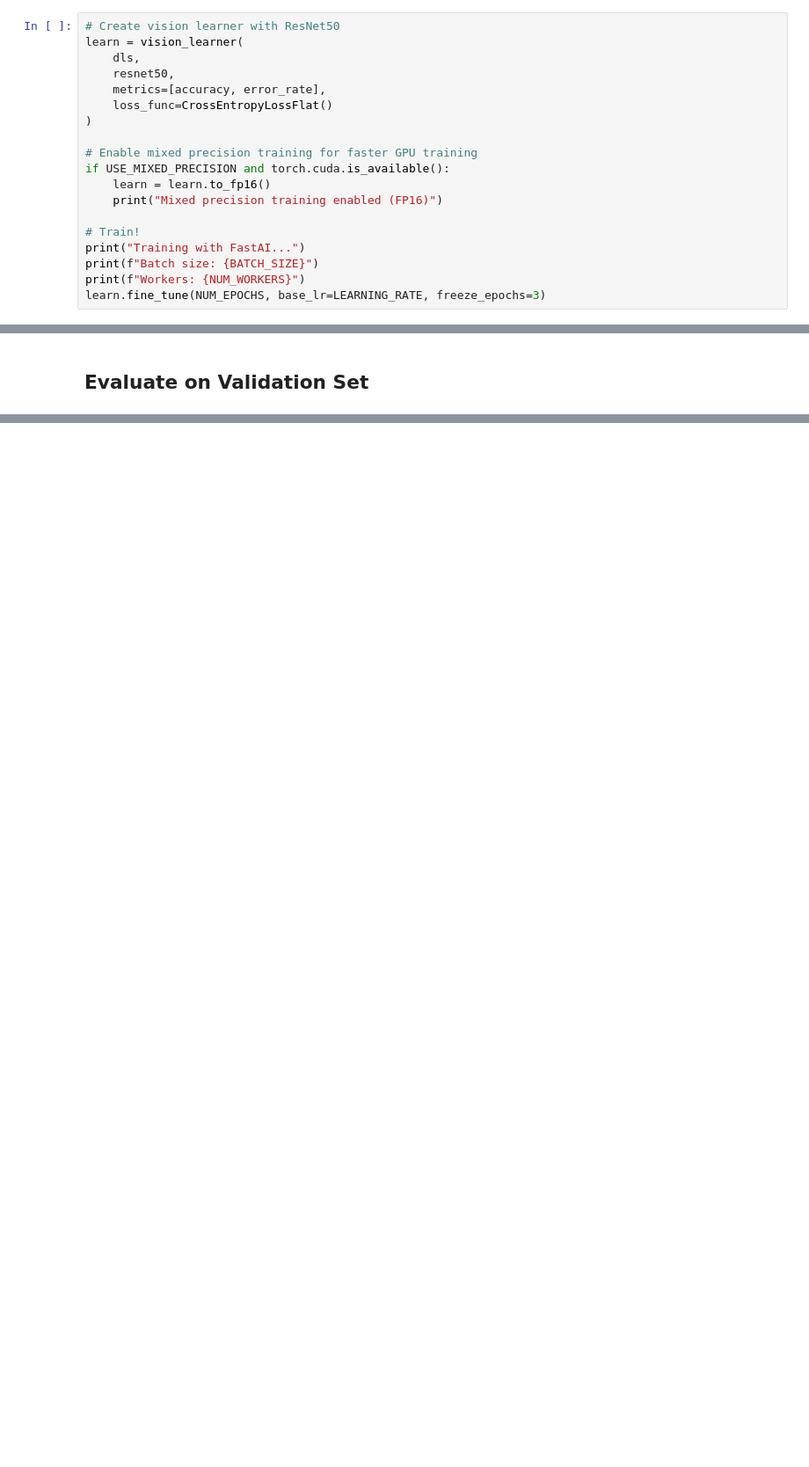
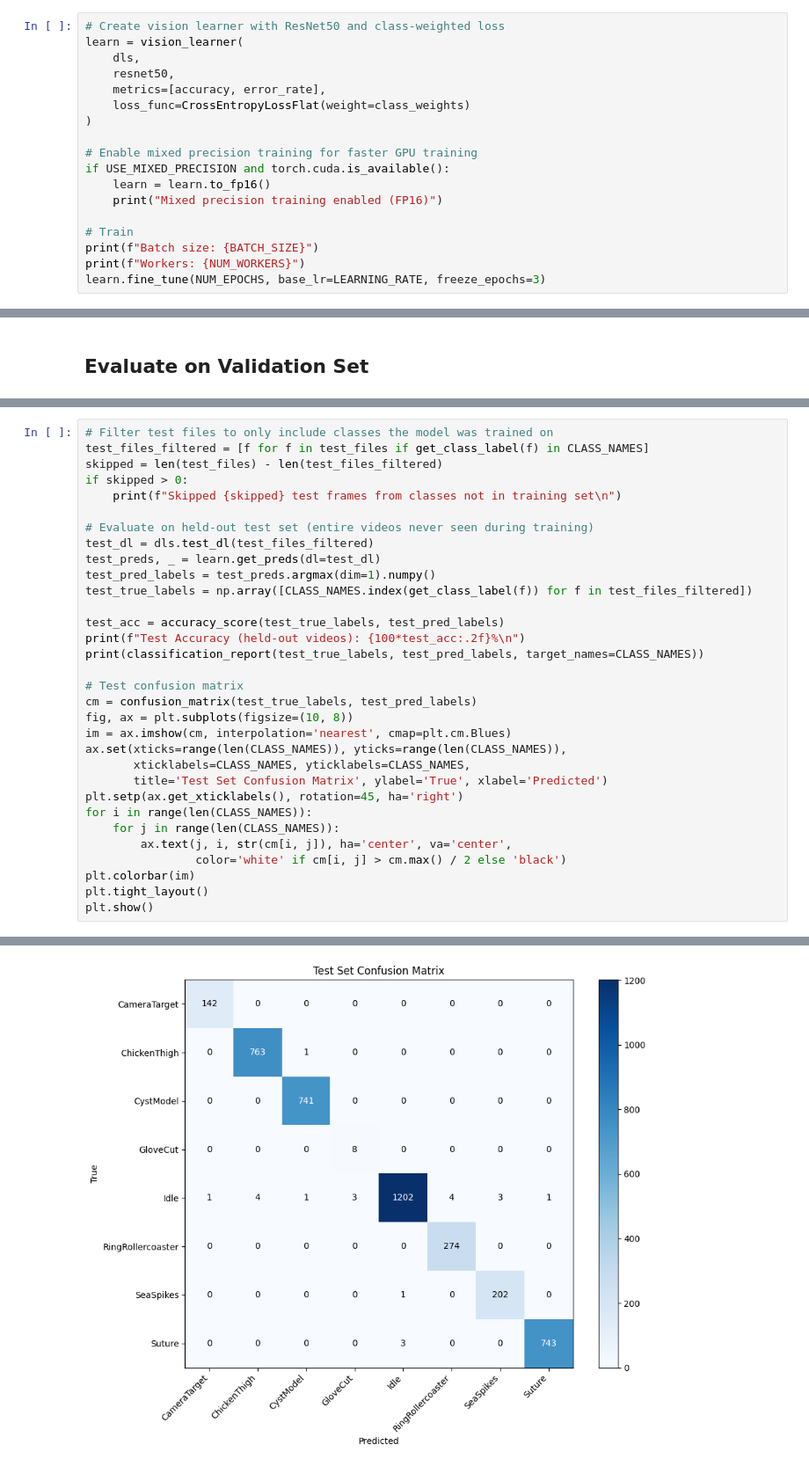
Before and after one commit to meyer6/COMP0016_2025_Team18_Hawkes_Data_Pipeline, a Jupyter notebook: processing/scripts/task_classifier/task_classifier.ipynb, the cells around one changed output, grey strips where cells are left out. Shown at 88% size. Saved outputs shown, nothing was run; the diff lists cells and outputs as text; blank space fills up the shorter version.

```diff
--- a/processing/scripts/task_classifier/task_classifier.ipynb
+++ b/processing/scripts/task_classifier/task_classifier.ipynb
@@ -120,12 +277,12 @@ plt.show()
 # %% [markdown]
 ## Training
 # %%
-# Create vision learner with ResNet50
+# Create vision learner with ResNet50 and class-weighted loss
 learn = vision_learner(
     dls,
     resnet50,
     metrics=[accuracy, error_rate],
-    loss_func=CrossEntropyLossFlat()
+    loss_func=CrossEntropyLossFlat(weight=class_weights)
 )
 
 # Enable mixed precision training for faster GPU training
@@ -133,8 +290,7 @@ if USE_MIXED_PRECISION and torch.cuda.is_available():
     learn = learn.to_fp16()
     print("Mixed precision training enabled (FP16)")
 
-# Train!
-print("Training with FastAI...")
+# Train
 print(f"Batch size: {BATCH_SIZE}")
 print(f"Workers: {NUM_WORKERS}")
 learn.fine_tune(NUM_EPOCHS, base_lr=LEARNING_RATE, freeze_epochs=3)
@@ -182,0 +384,33 @@ plt.show()
+# %%
+# Filter test files to only include classes the model was trained on
+test_files_filtered = [f for f in test_files if get_class_label(f) in CLASS_NAMES]
+skipped = len(test_files) - len(test_files_filtered)
+if skipped > 0:
+    print(f"Skipped {skipped} test frames from classes not in training set\n")
+
+# Evaluate on held-out test set (entire videos never seen during training)
+test_dl = dls.test_dl(test_files_filtered)
+test_preds, _ = learn.get_preds(dl=test_dl)
+test_pred_labels = test_preds.argmax(dim=1).numpy()
+test_true_labels = np.array([CLASS_NAMES.index(get_class_label(f)) for f in test_files_filtered])
+
+test_acc = accuracy_score(test_true_labels, test_pred_labels)
+print(f"Test Accuracy (held-out videos): {100*test_acc:.2f}%\n")
+print(classification_report(test_true_labels, test_pred_labels, target_names=CLASS_NAMES))
+
+# Test confusion matrix
+cm = confusion_matrix(test_true_labels, test_pred_labels)
+fig, ax = plt.subplots(figsize=(10, 8))
+im = ax.imshow(cm, interpolation='nearest', cmap=plt.cm.Blues)
+ax.set(xticks=range(len(CLASS_NAMES)), yticks=range(len(CLASS_NAMES)),
+       xticklabels=CLASS_NAMES, yticklabels=CLASS_NAMES,
+       title='Test Set Confusion Matrix', ylabel='True', xlabel='Predicted')
+plt.setp(ax.get_xticklabels(), rotation=45, ha='right')
+for i in range(len(CLASS_NAMES)):
+    for j in range(len(CLASS_NAMES)):
+        ax.text(j, i, str(cm[i, j]), ha='center', va='center',
+                color='white' if cm[i, j] > cm.max() / 2 else 'black')
+plt.colorbar(im)
+plt.tight_layout()
+plt.show()
+# %% [output]
@@ -182,0 +435 @@ plt.show()
+[figure, added]
```
Also changed, not shown: parts of 22 cells of this notebook.
